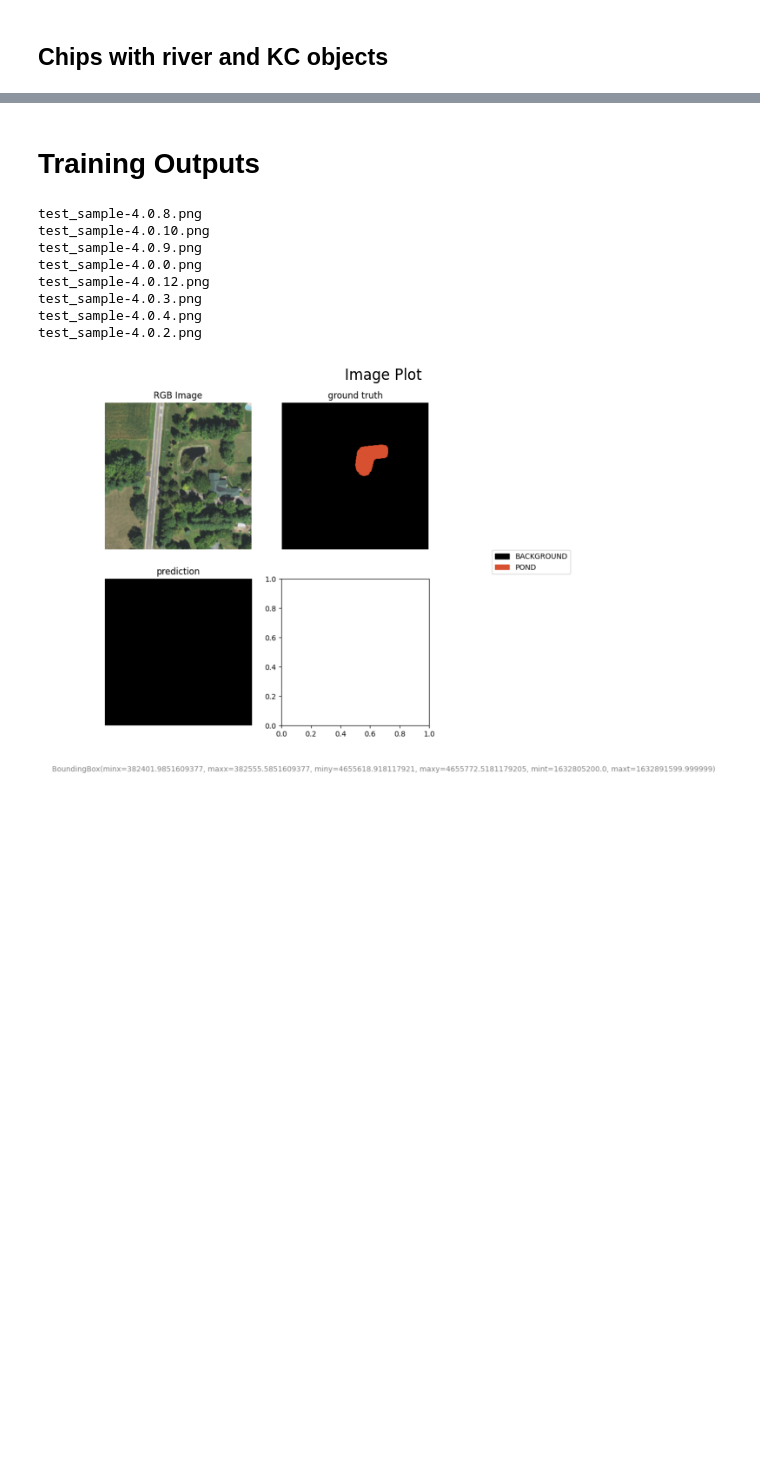
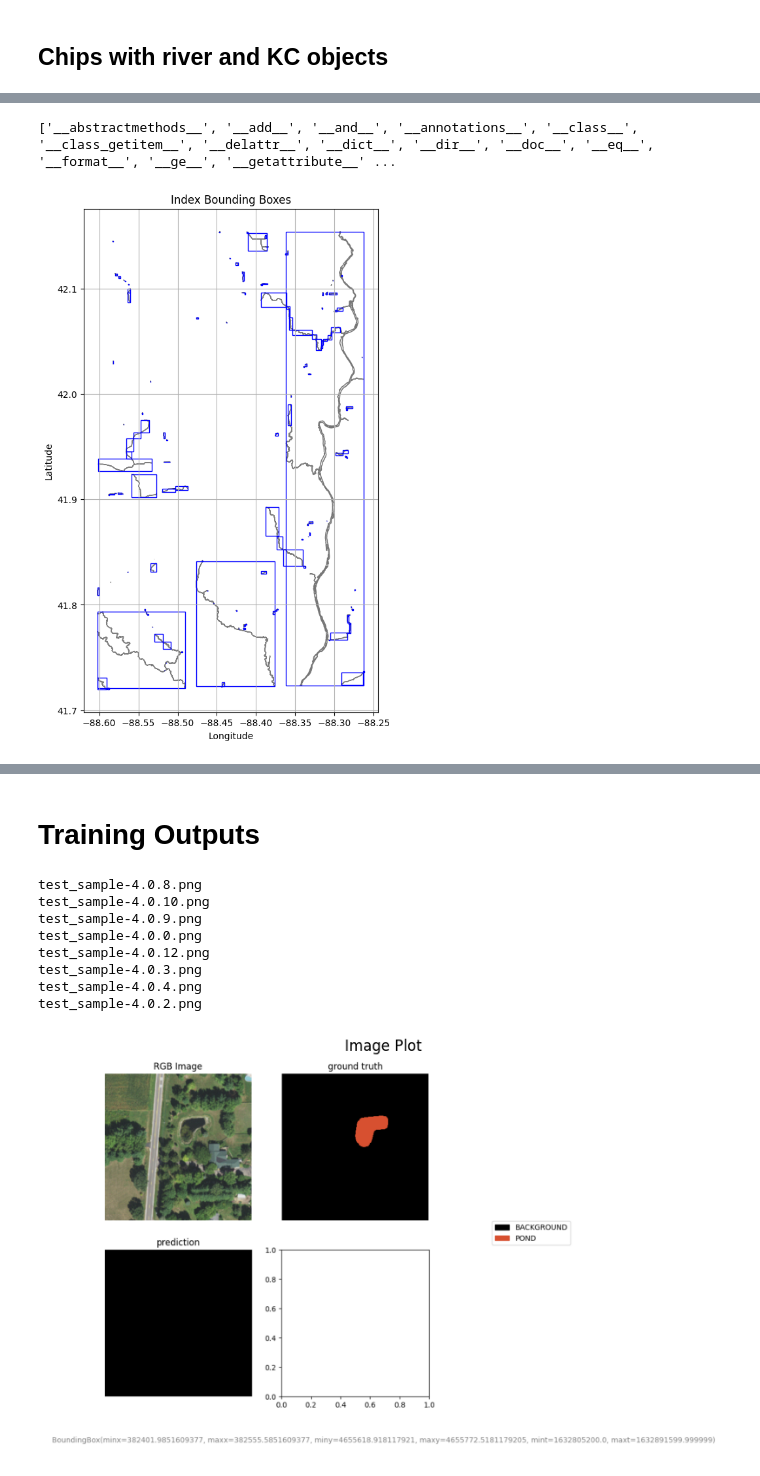
Before and after one commit to dsi-clinic/CMAP, a Jupyter notebook: data/river_processing.ipynb, the cells around one changed output, grey strips where cells are left out. Drawn from its saved outputs; the diff is of its cells as text; code cells hidden in the pictures; blank space fills up the shorter version.

```diff
--- a/data/river_processing.ipynb
+++ b/data/river_processing.ipynb
@@ -445,7 +491,7 @@ river_gdf = river_dataset.gdf
 kc_gdf = kc_dataset.gdf
 
 # Step 2: Generate chips over the bounding box of your datasets
-chip_size = 0.01  # Define the size of each chip
+chip_size = 0.005  # Define the size of each chip
 minx, miny, maxx, maxy = river_gdf.total_bounds  # You can also use kc_gdf.total_bounds if needed
 
 chips = []
@@ -478,7 +524,7 @@ both_objects_chips = pd.merge(rivers_in_chips, kc_in_chips, on="geometry")
 # Check if there are any chips that contain both objects
 if not both_objects_chips.empty:
     # Select one chip (for example, the first one)
-    chip_to_visualize = both_objects_chips.iloc[150]
+    chip_to_visualize = both_objects_chips.iloc[50]
 
     # Create a GeoDataFrame for the selected chip
     chip_gdf = gpd.GeoDataFrame(geometry=[chip_to_visualize['geometry']], crs=both_objects_chips.crs)
@@ -517,0 +644,51 @@ No artists with labels found to put in legend.  Note that artists whose label st
+# %%
+print(dir(river_dataset))
+# %% [output]
+['__abstractmethods__', '__add__', '__and__', '__annotations__', '__class__', '__class_getitem__', '__delattr__', '__dict__', '__dir__', '__doc__', '__eq__', '__format__', '__ge__', '__getattribute__' ...
+# %%
+import matplotlib.pyplot as plt
+import geopandas as gpd
+import matplotlib.patches as patches
+
+def plot_index(dataset, bbox_color="blue"):
+    """
+    Plots the bounding boxes stored in the dataset's index.
+
+    Args:
+        dataset: An instance of RiverDataset containing the index to plot.
+        bbox_color: Color for the bounding boxes (default is 'blue').
+    """
+    fig, ax = plt.subplots(figsize=(10, 10))
+
+    # Plot the main geometry of the dataset
+    dataset.gdf.plot(ax=ax, facecolor="lightgray", edgecolor="black", alpha=0.5)
+
+    # Check if the GeoDataFrame is empty
+    if dataset.gdf.empty:
+        print("The GeoDataFrame is empty.")
+        return
+
+    # Iterate over all geometries in the GeoDataFrame to plot their bounding boxes
+    for idx in range(len(dataset.gdf)):
+        geometry = dataset.gdf.geometry.iloc[idx]  # Use iloc for safe indexing
+        bounds = geometry.bounds  # Get the bounding box (minx, miny, maxx, maxy)
+
+        # Create a rectangle for each bounding box
+        rect = patches.Rectangle(
+            (bounds[0], bounds[1]),  # (minx, miny)
+            bounds[2] - bounds[0],    # Width
+            bounds[3] - bounds[1],    # Height
+            linewidth=1, edgecolor=bbox_color, facecolor="none"
+        )
+        ax.add_patch(rect)
+
+    ax.set_title("Index Bounding Boxes")
+    ax.set_xlabel("Longitude")
+    ax.set_ylabel("Latitude")
+    plt.grid(True)
+    plt.show()
+
+# Assuming `river_dataset` is an instance of RiverDataset
+plot_index(river_dataset)
+# %% [output]
+[figure, added]
```
Also changed, not shown: parts of 27 cells of this notebook, 9 other files.
